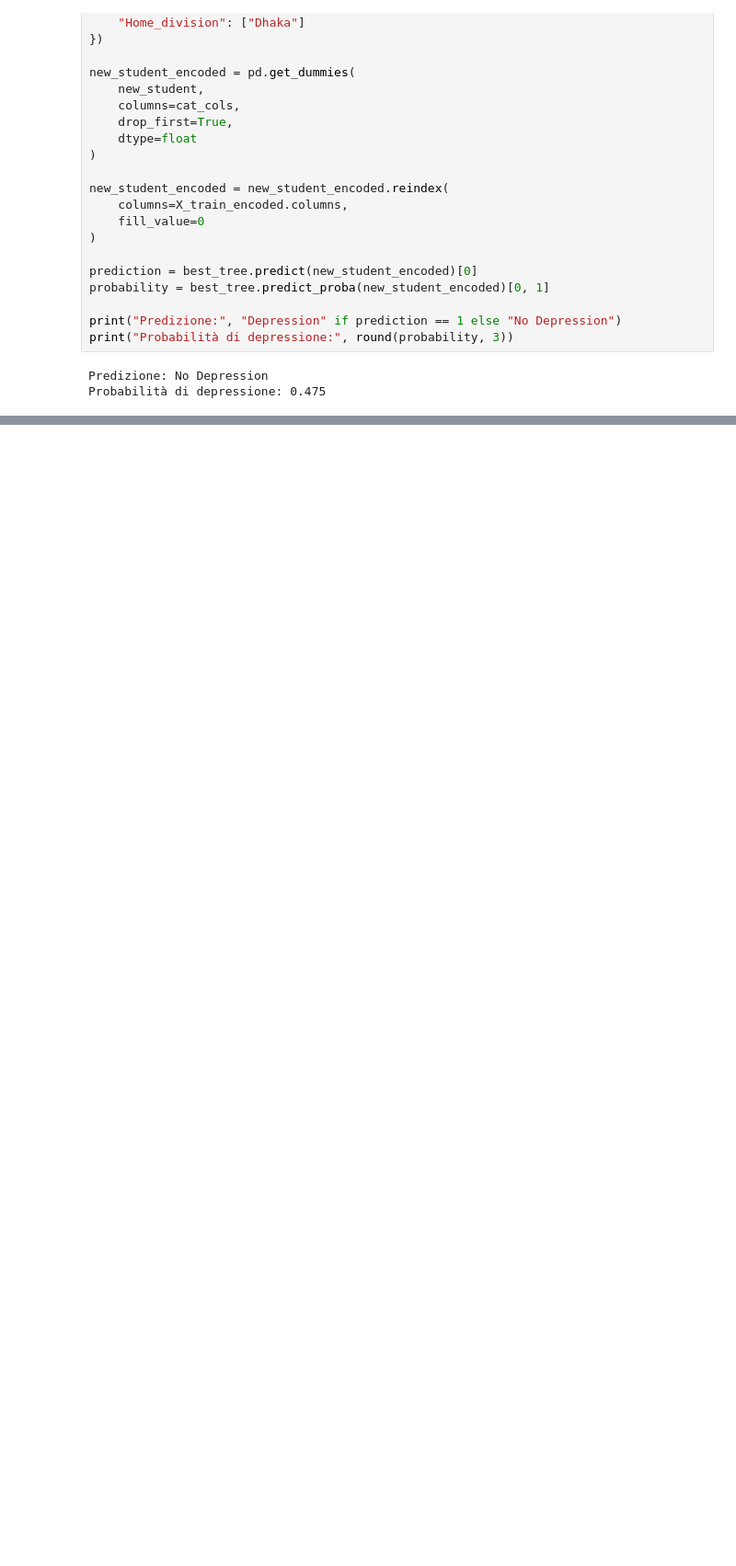
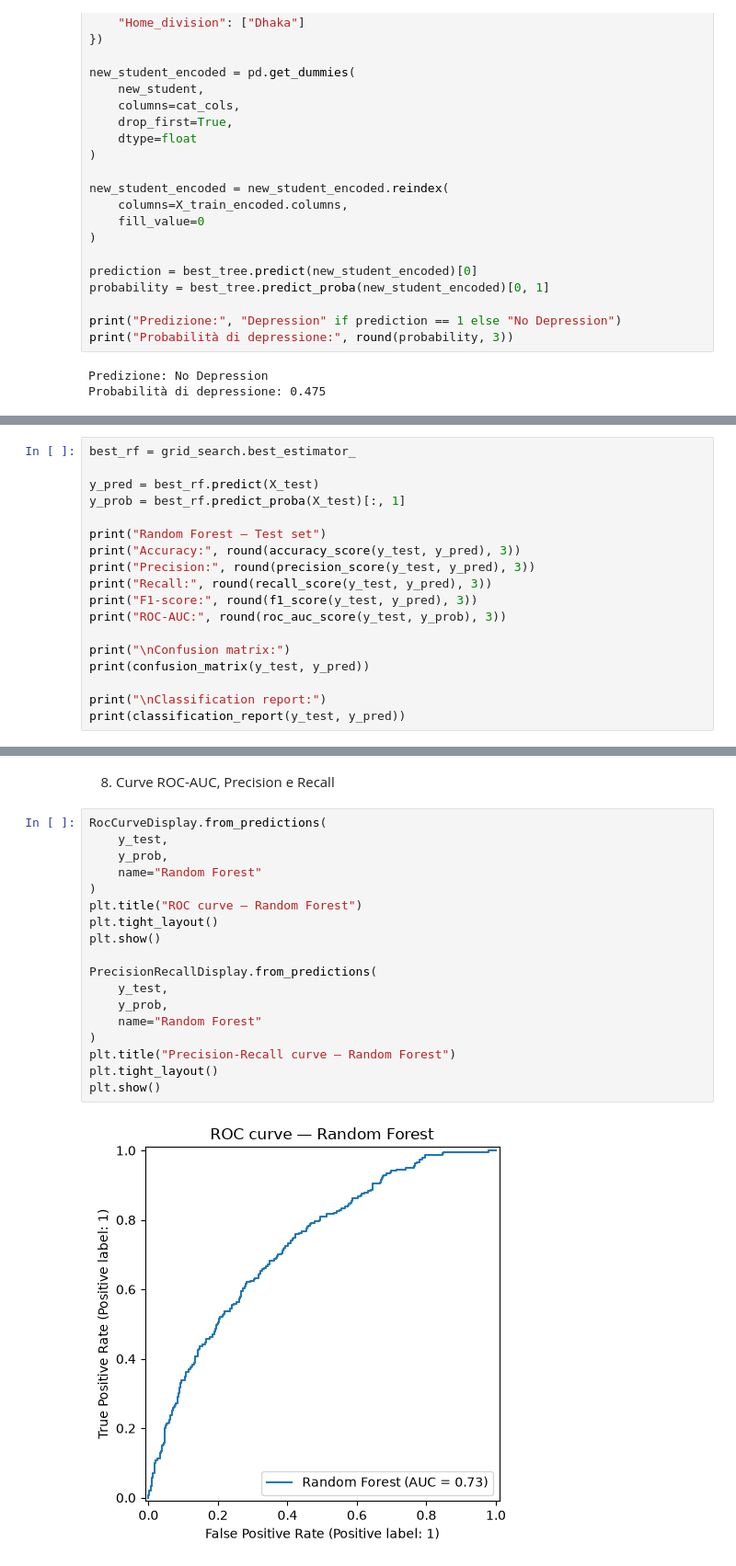
Before and after one commit to DinuIustinAdrian/final_project_data_science, a Jupyter notebook: Student_depression.ipynb, the cells around one changed output, grey strips where cells are left out. Shown at 92% size. Drawn from its saved outputs; the diff is of its cells as text; blank space fills up the shorter version.

Commit message:
Aggiunta modello Random Forest

```diff
--- a/Student_depression.ipynb
+++ b/Student_depression.ipynb
@@ -2311,0 +2556,18 @@ Probabilità di depressione: 0.475
+# %%
+best_rf = grid_search.best_estimator_
+
+y_pred = best_rf.predict(X_test)
+y_prob = best_rf.predict_proba(X_test)[:, 1]
+
+print("Random Forest — Test set")
+print("Accuracy:", round(accuracy_score(y_test, y_pred), 3))
+print("Precision:", round(precision_score(y_test, y_pred), 3))
+print("Recall:", round(recall_score(y_test, y_pred), 3))
+print("F1-score:", round(f1_score(y_test, y_pred), 3))
+print("ROC-AUC:", round(roc_auc_score(y_test, y_prob), 3))
+
+print("\nConfusion matrix:")
+print(confusion_matrix(y_test, y_pred))
+
+print("\nClassification report:")
+print(classification_report(y_test, y_pred))
@@ -2311,0 +2595,22 @@ Probabilità di depressione: 0.475
+# %% [markdown]
+8. Curve ROC-AUC, Precision e Recall
+# %%
+RocCurveDisplay.from_predictions(
+    y_test,
+    y_prob,
+    name="Random Forest"
+)
+plt.title("ROC curve — Random Forest")
+plt.tight_layout()
+plt.show()
+
+PrecisionRecallDisplay.from_predictions(
+    y_test,
+    y_prob,
+    name="Random Forest"
+)
+plt.title("Precision-Recall curve — Random Forest")
+plt.tight_layout()
+plt.show()
+# %% [output]
+[figure, added]
```
Also changed, not shown: parts of 24 cells of this notebook.
